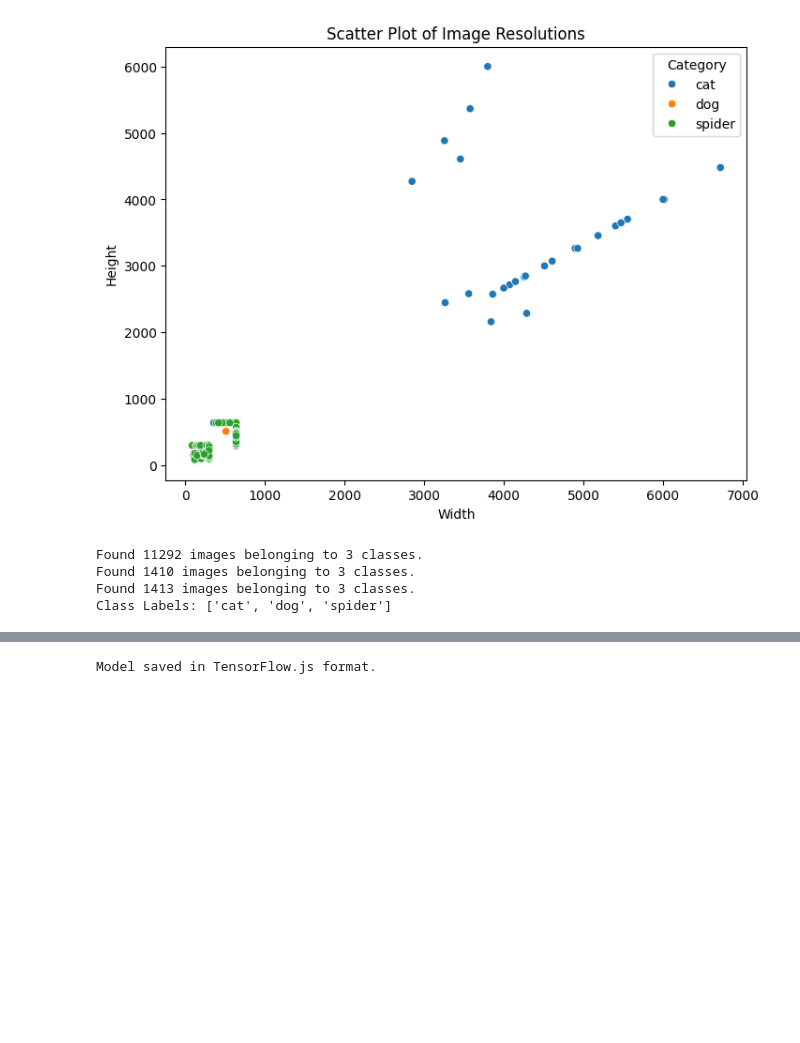
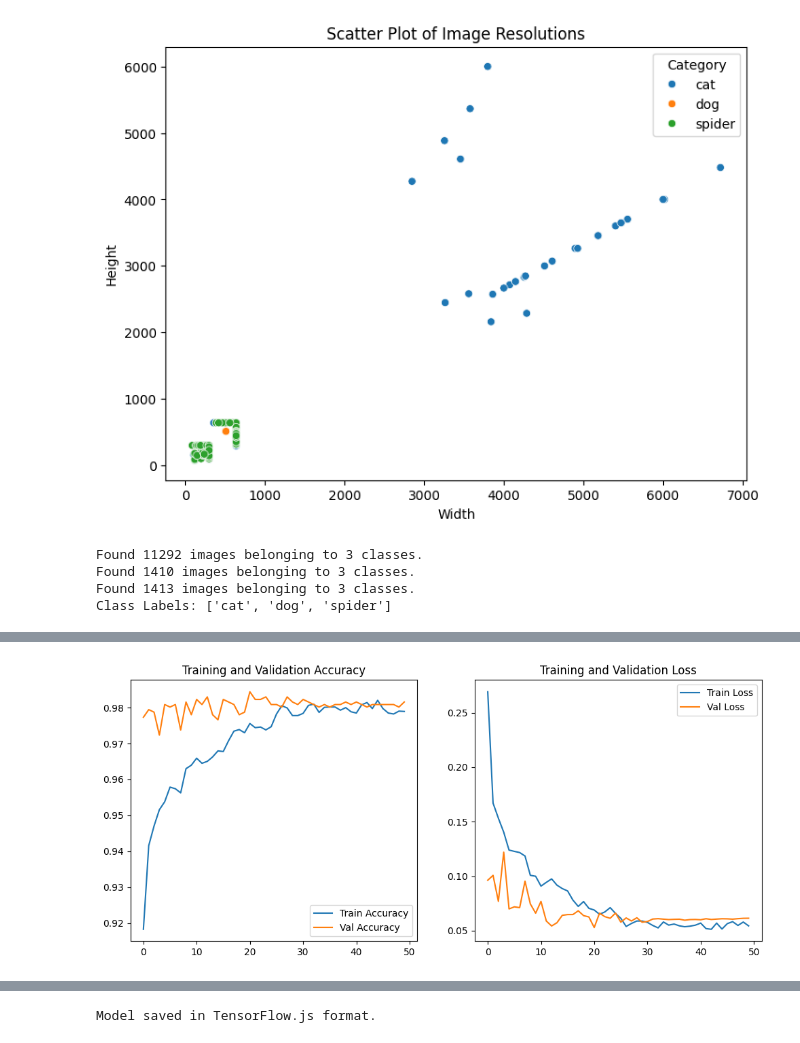
Before and after one commit to Zeltan13/animal_classification, a Jupyter notebook: animal_classification.ipynb, the cells around one changed output, grey strips where cells are left out. Drawn from its saved outputs; the diff is of its cells as text; code cells hidden in the pictures; blank space fills up the shorter version.

Commit message:
Fifth training Used MobileNetV2, better accuracies, a little underfitting, saved the secon model (should've saved first, better accuracy)

```diff
--- a/animal_classification.ipynb
+++ b/animal_classification.ipynb
@@ -344,0 +294,32 @@ plot_history(history)
+# %%
+#MobileNetV2 transfer learning + CNN
+base_model = MobileNetV2(weights='imagenet', include_top=False, input_shape=(128, 128, 3))
+base_model.trainable = False
+cnn_layers = Sequential([
+    Conv2D(128, (3,3), activation='relu', kernel_initializer='he_normal', padding='same'),
+    BatchNormalization(),
+    MaxPooling2D(2,2),
+
+    Conv2D(256, (3,3), activation='relu', kernel_initializer='he_normal', padding='same'),
+    BatchNormalization(),
+
+    Conv2D(512, (3,3), activation='relu', kernel_initializer='he_normal', padding='same'),
+    BatchNormalization(),
+
+    Conv2D(1024, (3,3), activation='relu', kernel_initializer='he_normal', padding='same'),
+    BatchNormalization(),
+])
+model = Sequential([
+    base_model,
+    cnn_layers,
+
+    Flatten(),
+    Dense(1024, activation='relu', kernel_initializer='he_normal'),
+    Dropout(0.3),
+    Dense(3, activation='softmax')
+])
+model.compile(optimizer=tf.keras.optimizers.Adam(learning_rate=0.0005),
+              loss='categorical_crossentropy',
+              metrics=['accuracy'])
+
+model.summary()
@@ -344,0 +344,7 @@ plot_history(history)
+# %%
+history = model.fit(
+    train_generator,
+    validation_data=val_generator,
+    epochs=50,
+    callbacks=[lr_scheduler]
+)
@@ -344,0 +377,4 @@ plot_history(history)
+# %%
+plot_history(history)
+# %% [output]
+[figure, added]
```
Also changed, not shown: parts of 20 cells of this notebook.
